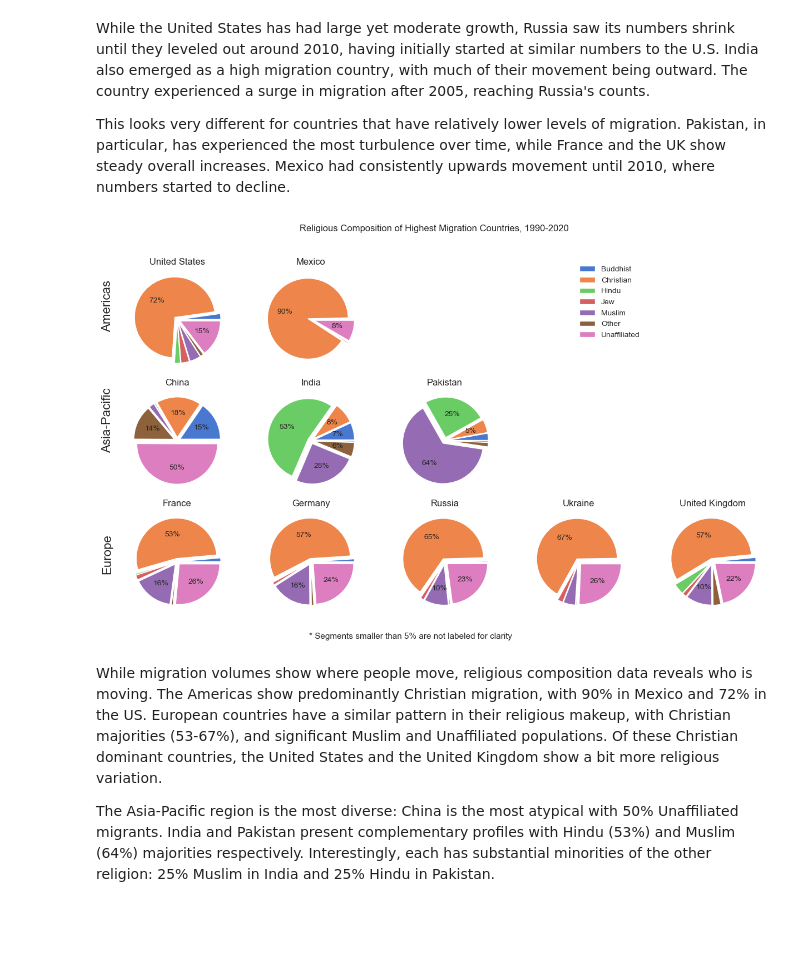
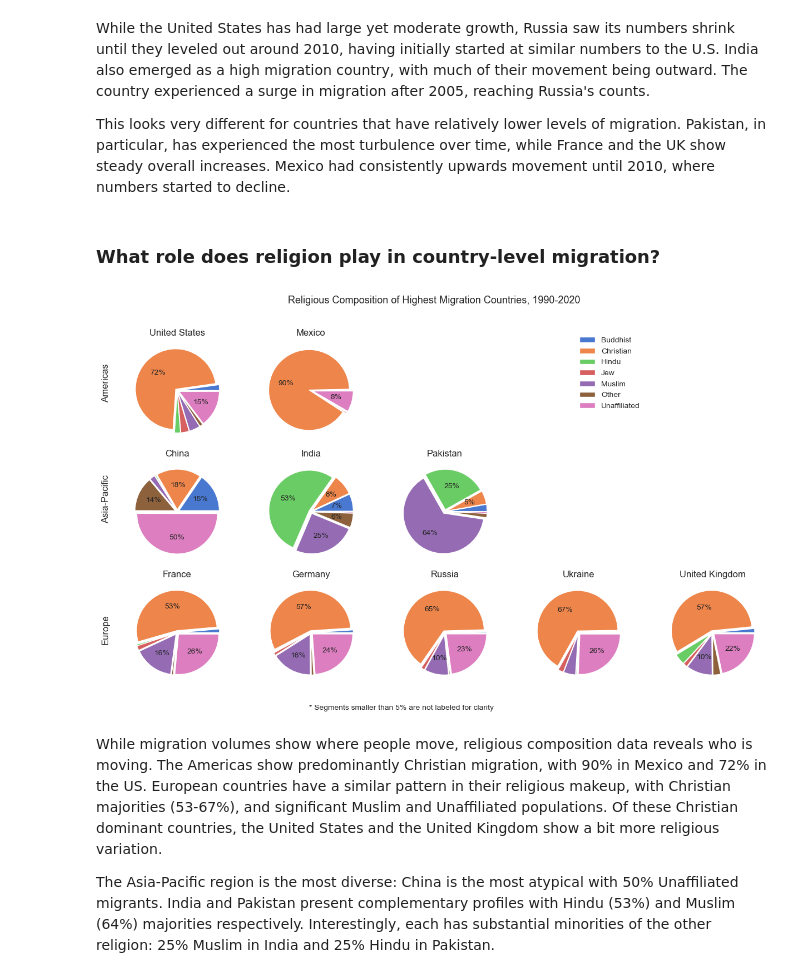
Before and after one commit to kmogarro/portfolio, a Jupyter notebook: python-projects/Global_Religious_Migration_Analysis_1990-2020/global_religious_migration_1990-2020.ipynb, the cells around one changed output. Cells and saved outputs as stored; diff of their text form; code cells hidden in the pictures; blank space fills up the shorter version.

```diff
--- a/python-projects/Global_Religious_Migration_Analysis_1990-2020/global_religious_migration_1990-2020.ipynb
+++ b/python-projects/Global_Religious_Migration_Analysis_1990-2020/global_religious_migration_1990-2020.ipynb
@@ -532,45 +540,47 @@ plt.tight_layout()
 While the United States has had large yet moderate growth, Russia saw its numbers shrink until they leveled out around 2010, having initially started at similar numbers to the U.S. India also emerged as a high migration country, with much of their movement being outward. The country experienced a surge in migration after 2005, reaching Russia's counts.
 
 This looks very different for countries that have relatively lower levels of migration. Pakistan, in particular, has experienced the most turbulence over time, while France and the UK show steady overall increases. Mexico had consistently upwards movement until 2010, where numbers started to decline.
+# %% [markdown]
+### What role does religion play in country-level migration?
 # %%
 fig, (ax1, ax2, ax3) = plt.subplots(3, 5, figsize=(15, 8))
 
 # For North America/Latin Caribbean (first row)
 for i, country in enumerate(north_america_latin):
     country_data = country_religion_composition[country_religion_composition['country'] == country]
-    ax1[i].pie(country_data['percent'], labels=country_data['religion'], labeldistance=None, autopct=make_autopct(country_data['percent']), explode=[0.08, 0.08, 0.08, 0.08, 0.08, 0.08, 0.08])
+    ax1[i].pie(country_data['percent'], labels=country_data['religion'], labeldistance=None, autopct=make_autopct(country_data['percent']), explode=[0.05, 0.05, 0.05, 0.05, 0.05, 0.05, 0.05])
     ax1[i].set_title(country)
 
 # For Asia Pacific (second row)
 for i, country in enumerate(asia_pacific):
     country_data = country_religion_composition[country_religion_composition['country'] == country]
-    ax2[i].pie(country_data['percent'], labels=country_data['religion'], labeldistance=None, autopct=make_autopct(country_data['percent']), explode=[0.08, 0.08, 0.08, 0.08, 0.08, 0.08, 0.08])
+    ax2[i].pie(country_data['percent'], labels=country_data['religion'], labeldistance=None, autopct=make_autopct(country_data['percent']), explode=[0.05, 0.05, 0.05, 0.05, 0.05, 0.05, 0.05])
     ax2[i].set_title(country)
 
 # For Europe (third row)
 for i, country in enumerate(europe):
     country_data = country_religion_composition[country_religion_composition['country'] == country]
-    ax3[i].pie(country_data['percent'], labels=country_data['religion'], labeldistance=None, autopct=make_autopct(country_data['percent']), explode=[0.08, 0.08, 0.08, 0.08, 0.08, 0.08, 0.08])
+    ax3[i].pie(country_data['percent'], labels=country_data['religion'], labeldistance=None, autopct=make_autopct(country_data['percent']), explode=[0.05, 0.05, 0.05, 0.05, 0.05, 0.05, 0.05])
     ax3[i].set_title(country)
 
 
-ax1[0].text(-.25, 0.4, 'Americas', rotation=90, transform=ax1[0].transAxes, size=16)
-ax2[0].text(-.25, 0.4, 'Asia-Pacific', rotation=90, transform=ax2[0].transAxes, size=16)
-ax3[0].text(-.25, 0.4, 'Europe', rotation=90, transform=ax3[0].transAxes, size=16)
+ax1[0].text(-.25, 0.4, 'Americas', rotation=90, transform=ax1[0].transAxes, size=12)
+ax2[0].text(-.25, 0.4, 'Asia-Pacific', rotation=90, transform=ax2[0].transAxes, size=12)
+ax3[0].text(-.25, 0.4, 'Europe', rotation=90, transform=ax3[0].transAxes, size=12)
 
 
 # Removing unused subplots
 plt.delaxes(ax2[3])
 plt.delaxes(ax2[4])
 plt.delaxes(ax1[2])
 plt.delaxes(ax1[3])
 plt.delaxes(ax1[4])
 
-fig.text(x=0.35, y=0.05, s='* Segments smaller than 5% are not labeled for clarity', size=11)
-plt.suptitle('Religious Composition of Highest Migration Countries, 1990-2020')
+fig.text(x=0.35, y=0.05, s='* Segments smaller than 5% are not labeled for clarity', size=10)
+plt.suptitle('Religious Composition of Highest Migration Countries, 1990-2020', size=13)
 plt.legend(bbox_to_anchor=(-0.15, 3.5), edgecolor='white');
 # %% [output]
-[figure, old version]
+[figure, new version]
 # %% [markdown]
 While migration volumes show where people move, religious composition data reveals who is moving. The Americas show predominantly Christian migration, with 90% in Mexico and 72% in the US. European countries have a similar pattern in their religious makeup, with Christian majorities (53-67%), and significant Muslim and Unaffiliated populations. Of these Christian dominant countries, the United States and the United Kingdom show a bit more religious variation.
 
```
Also changed, not shown: parts of 26 cells of this notebook, 6 other files.
